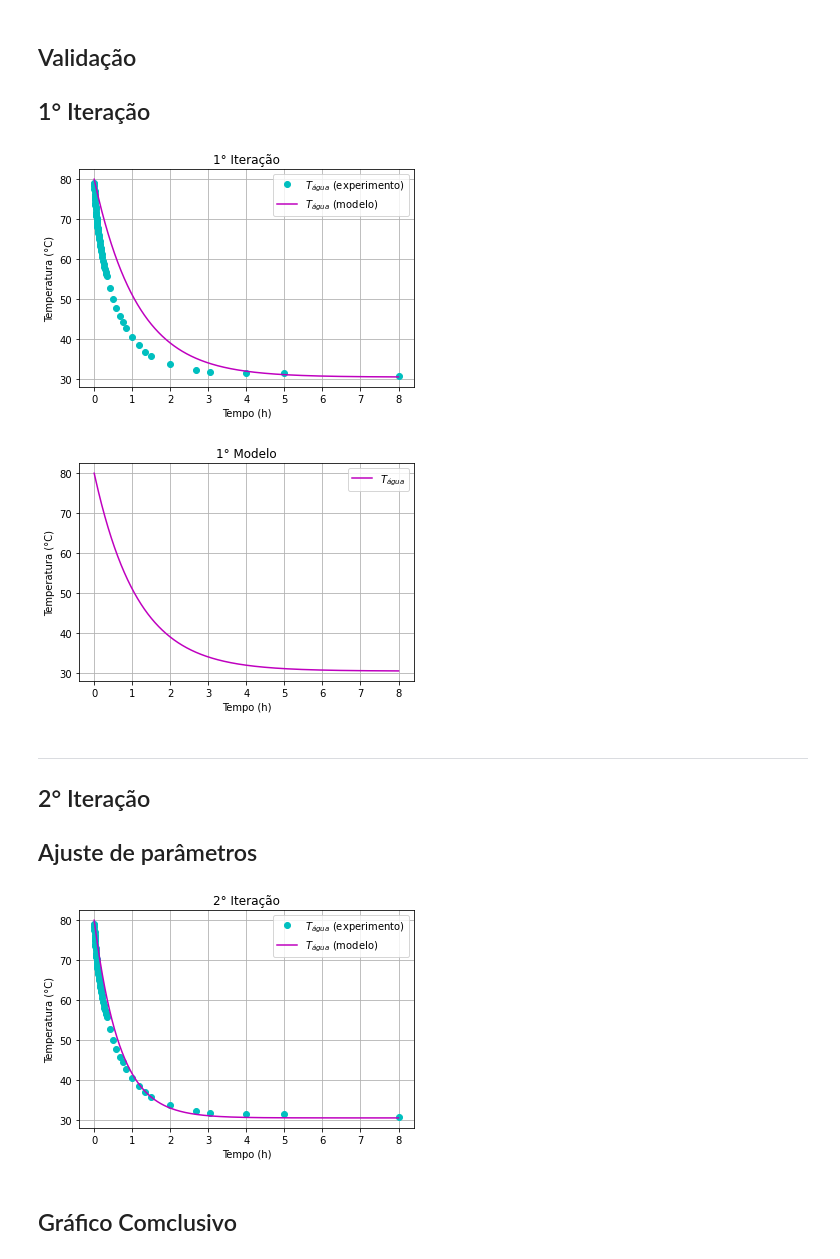
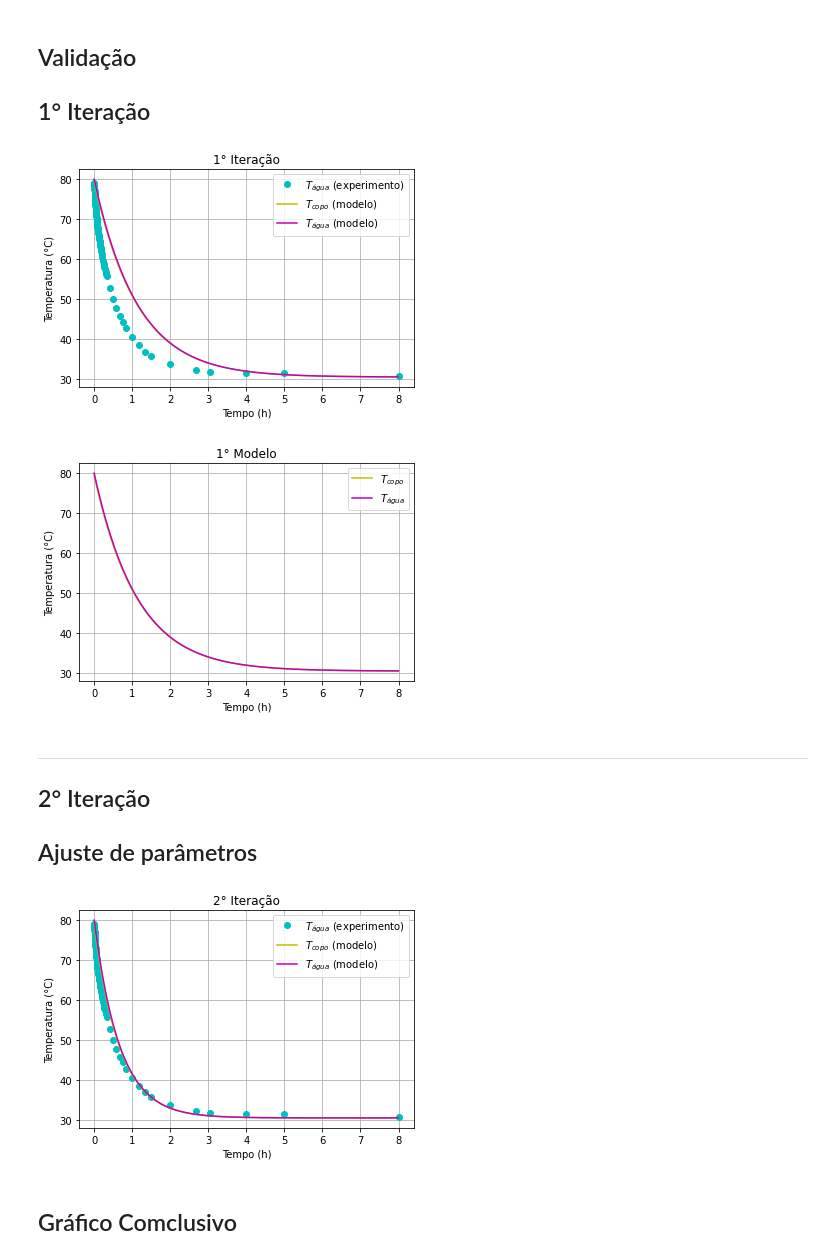
Before and after one commit to pedroivoal/Modsim-P2, a Jupyter notebook: arq3.ipynb, the cells around one changed output. Cells and saved outputs as stored; diff of their text form; code cells hidden in the pictures.

```diff
--- a/arq3.ipynb
+++ b/arq3.ipynb
@@ -108,35 +108,37 @@ Tr_lista = x[:,1]-273.15
 
 # Variável que guarda gráfico
 validacao1, ax = plt.subplots()
 
 # Plota gráficos
 plt.plot(lista_t_exp, lista_Ta_exp, 'co', label = '$T_{água}$ (experimento)')
+plt.plot(t_lista/3600, Tr_lista, 'y', label = '$T_{copo}$ (modelo)')
 plt.plot(t_lista/3600, Ta_lista, 'm', label = '$T_{água}$ (modelo)')
 plt.title('1° Iteração')
 plt.ylabel('Temperatura (°C)')
 plt.xlabel('Tempo (h)')
 plt.legend()
 plt.grid(True)
 plt.show()
 # Cria arquivo png com o gráfico no PC
 validacao1.savefig('2.Validação1.png',  format = 'png', dpi = 1200)
 
 # Variável que guarda gráfico
 modelo1, ax = plt.subplots()
 
 # Plota gráfico somente para apresentação
+plt.plot(t_lista/3600, Tr_lista, 'y', label = '$T_{copo}$')
 plt.plot(t_lista/3600, Ta_lista, 'm', label = '$T_{água}$')
 plt.title('1° Modelo')
 plt.ylabel('Temperatura (°C)')
 plt.xlabel('Tempo (h)')
 plt.legend()
 plt.grid(True)
 plt.show()
 # Cria arquivo png com o gráfico no PC
 modelo1.savefig('0.modelo1.png',  format = 'png', dpi = 1200)
 # %% [output]
-[figure, old version]
+[figure, new version]
-[figure, old version]
+[figure, new version]
 # %% [markdown]
 ----
 ## 2° Iteração
@@ -156,6 +158,7 @@ Tr_lista = x[:,1]-273.15
 validacao2, ax = plt.subplots()
 # Plota gráficos
 plt.plot(lista_t_exp, lista_Ta_exp, 'co', label = '$T_{água}$ (experimento)')
+plt.plot(t_lista/3600, Tr_lista, 'y', label = '$T_{copo}$ (modelo)')
 plt.plot(t_lista/3600, Ta_lista, 'm', label = '$T_{água}$ (modelo)')
 plt.title('2° Iteração')
 plt.ylabel('Temperatura (°C)')
@@ -166,7 +169,7 @@ plt.show()
 # Cria arquivo png com o gráfico no PC
 validacao2.savefig('3.Validação2.png',  format = 'png', dpi = 1200)
 # %% [output]
-[figure, old version]
+[figure, new version]
 # %% [markdown]
 ## Gráfico Comclusivo
 # %%
```
Also changed, not shown: parts of 2 cells of this notebook, 4 other files.
